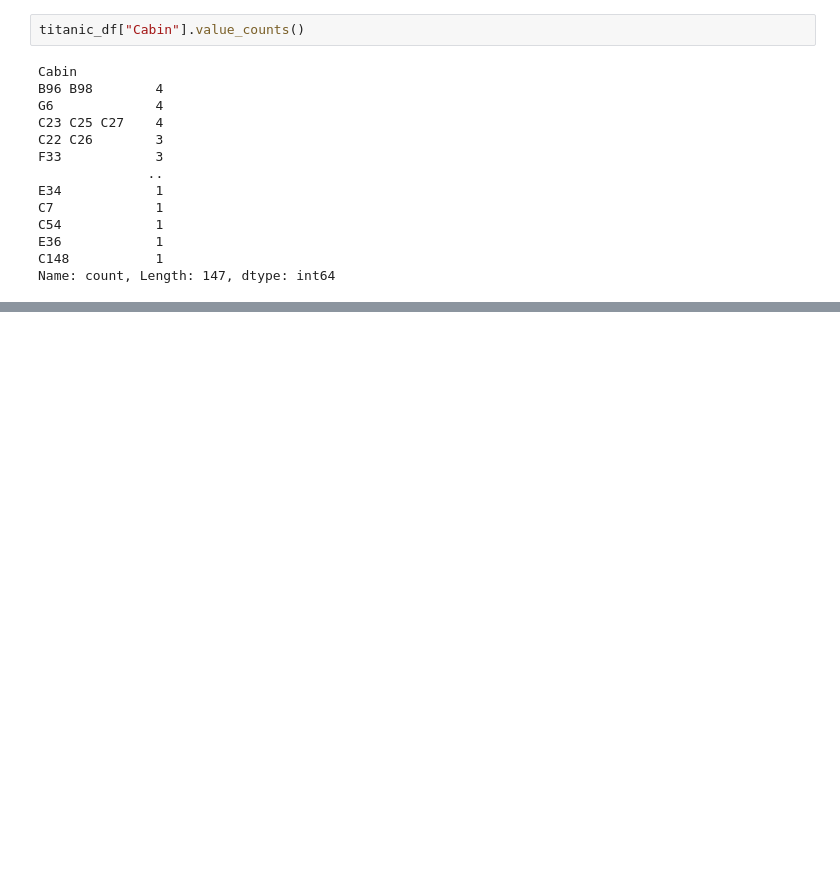
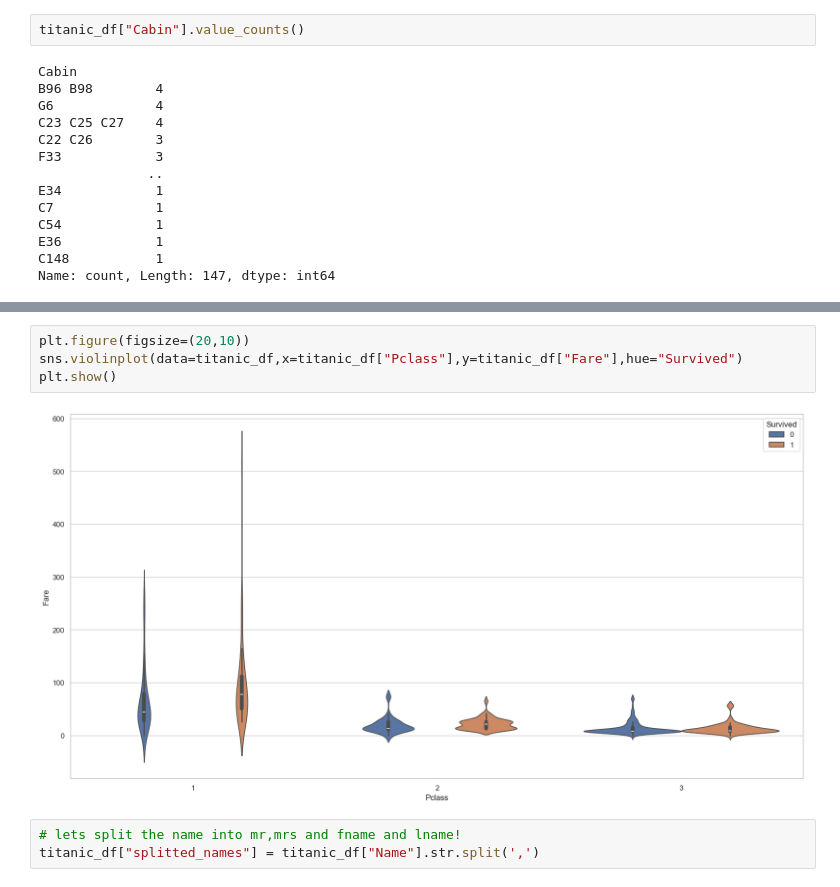
Before and after one commit to hahahang0/MLPracFromKaggle, a Jupyter notebook: titanic/practical3_external_ds.ipynb, the cells around one changed output, grey strips where cells are left out. Saved outputs shown, nothing was run; the diff lists cells and outputs as text; blank space fills up the shorter version.

```diff
--- a/titanic/practical3_external_ds.ipynb
+++ b/titanic/practical3_external_ds.ipynb
@@ -81,0 +137,9 @@ Name: count, Length: 147, dtype: int64
+# %%
+plt.figure(figsize=(20,10))
+sns.violinplot(data=titanic_df,x=titanic_df["Pclass"],y=titanic_df["Fare"],hue="Survived")
+plt.show()
+# %% [output]
+[figure, added]
+# %%
+# lets split the name into mr,mrs and fname and lname!
+titanic_df["splitted_names"] = titanic_df["Name"].str.split(',')
```
Also changed, not shown: parts of 46 cells of this notebook.
